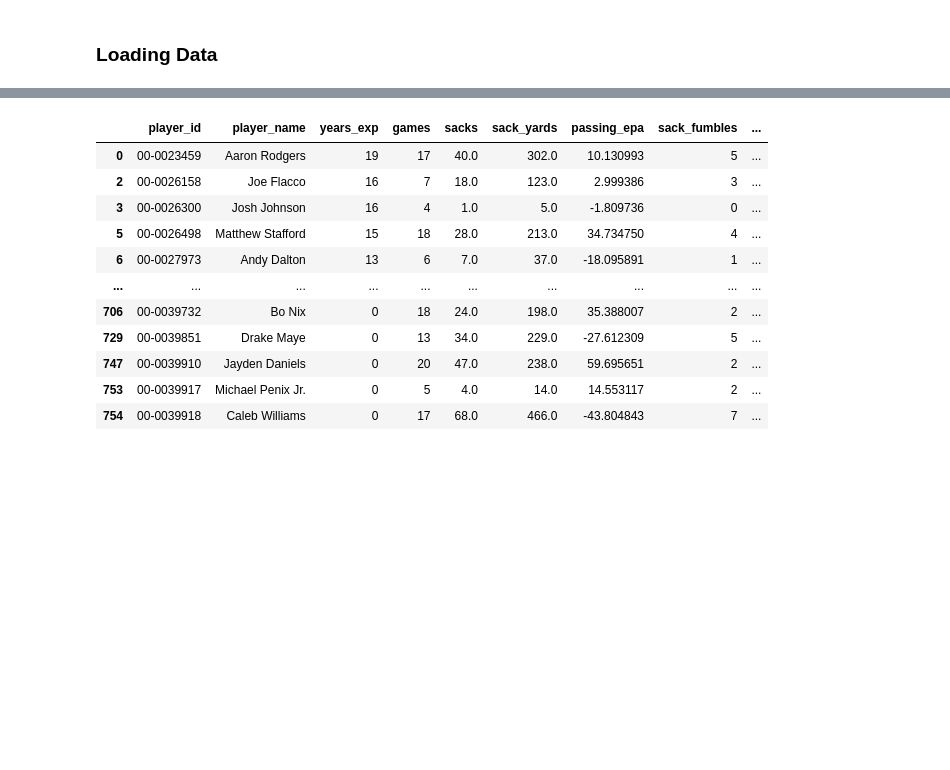
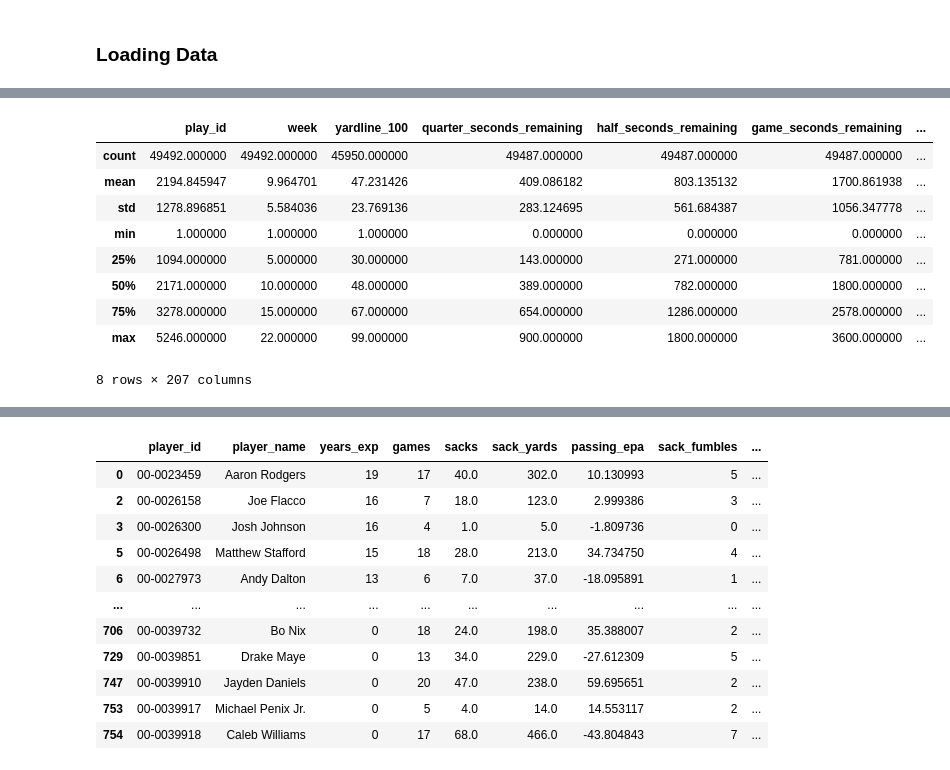
Before and after one commit to otherwiseevan/Fantasy-Football, a Jupyter notebook: FootballAnalytics.ipynb, the cells around one changed output, grey strips where cells are left out. Cells and saved outputs as stored; diff of their text form; code cells hidden in the pictures; blank space fills up the shorter version.

```diff
--- a/FootballAnalytics.ipynb
+++ b/FootballAnalytics.ipynb
@@ -54,3 +70,16 @@ pbp
+# %%
+pbp.describe()
+# %% [output]
+|  | play_id | week | yardline_100 | quarter_seconds_remaining | half_seconds_remaining | game_seconds_remaining | ... |
+| count | 49492.000000 | 49492.000000 | 45950.000000 | 49487.000000 | 49487.000000 | 49487.000000 | ... |
+| mean | 2194.845947 | 9.964701 | 47.231426 | 409.086182 | 803.135132 | 1700.861938 | ... |
+| std | 1278.896851 | 5.584036 | 23.769136 | 283.124695 | 561.684387 | 1056.347778 | ... |
+| min | 1.000000 | 1.000000 | 1.000000 | 0.000000 | 0.000000 | 0.000000 | ... |
+| 25% | 1094.000000 | 5.000000 | 30.000000 | 143.000000 | 271.000000 | 781.000000 | ... |
+| 50% | 2171.000000 | 10.000000 | 48.000000 | 389.000000 | 782.000000 | 1800.000000 | ... |
+| 75% | 3278.000000 | 15.000000 | 67.000000 | 654.000000 | 1286.000000 | 2578.000000 | ... |
+| max | 5246.000000 | 22.000000 | 99.000000 | 900.000000 | 1800.000000 | 3600.000000 | ... |
+8 rows × 207 columns
 # %%
 Season_2024 = import_season_roster(2024)
 # %%
```
Also changed, not shown: parts of 6 cells of this notebook.
